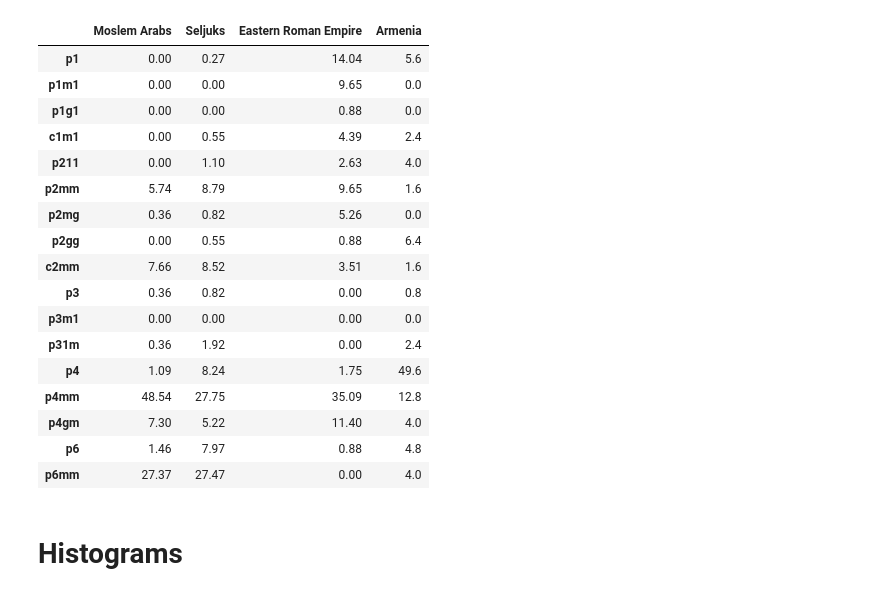
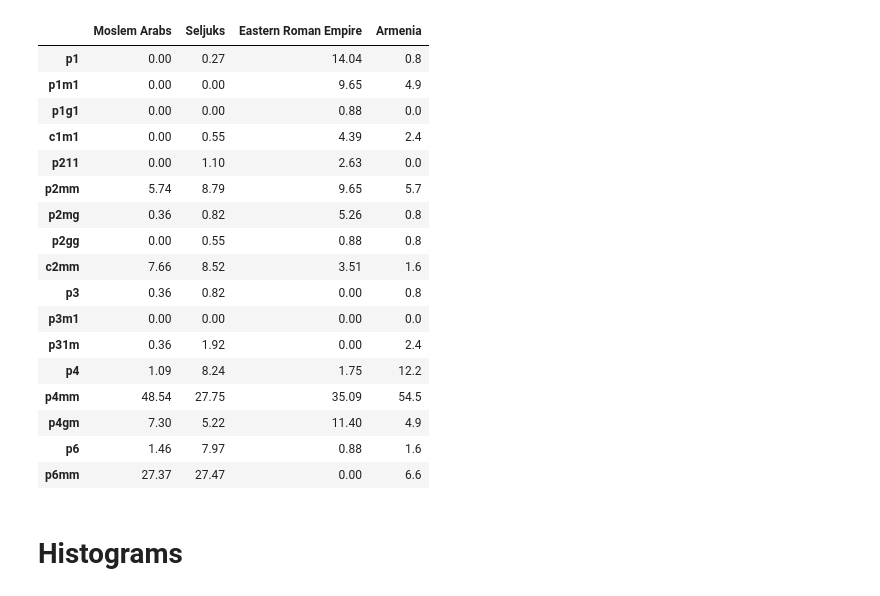
Before and after one commit to selimonat/ornament_symmgroups, a Jupyter notebook: CorrelationAnalysis.ipynb, the cells around one changed output. Cells and saved outputs as stored; diff of their text form; code cells hidden in the pictures.

```diff
--- a/CorrelationAnalysis.ipynb
+++ b/CorrelationAnalysis.ipynb
@@ -6,26 +6,26 @@ import seaborn as sns
 # %%
 df = pd.read_excel("./symm_groups.xlsx",index_col=0)
 df = df.iloc[:,[0,3,1,2]]
-df.columns
+df
 # %% [output]
 |  | Moslem Arabs | Seljuks | Eastern Roman Empire | Armenia |
-| p1 | 0.00 | 0.27 | 14.04 | 5.6 |
-| p1m1 | 0.00 | 0.00 | 9.65 | 0.0 |
+| p1 | 0.00 | 0.27 | 14.04 | 0.8 |
+| p1m1 | 0.00 | 0.00 | 9.65 | 4.9 |
 | p1g1 | 0.00 | 0.00 | 0.88 | 0.0 |
 | c1m1 | 0.00 | 0.55 | 4.39 | 2.4 |
-| p211 | 0.00 | 1.10 | 2.63 | 4.0 |
-| p2mm | 5.74 | 8.79 | 9.65 | 1.6 |
-| p2mg | 0.36 | 0.82 | 5.26 | 0.0 |
-| p2gg | 0.00 | 0.55 | 0.88 | 6.4 |
+| p211 | 0.00 | 1.10 | 2.63 | 0.0 |
+| p2mm | 5.74 | 8.79 | 9.65 | 5.7 |
+| p2mg | 0.36 | 0.82 | 5.26 | 0.8 |
+| p2gg | 0.00 | 0.55 | 0.88 | 0.8 |
 | c2mm | 7.66 | 8.52 | 3.51 | 1.6 |
 | p3 | 0.36 | 0.82 | 0.00 | 0.8 |
 | p3m1 | 0.00 | 0.00 | 0.00 | 0.0 |
 | p31m | 0.36 | 1.92 | 0.00 | 2.4 |
-| p4 | 1.09 | 8.24 | 1.75 | 49.6 |
-| p4mm | 48.54 | 27.75 | 35.09 | 12.8 |
-| p4gm | 7.30 | 5.22 | 11.40 | 4.0 |
-| p6 | 1.46 | 7.97 | 0.88 | 4.8 |
-| p6mm | 27.37 | 27.47 | 0.00 | 4.0 |
+| p4 | 1.09 | 8.24 | 1.75 | 12.2 |
+| p4mm | 48.54 | 27.75 | 35.09 | 54.5 |
+| p4gm | 7.30 | 5.22 | 11.40 | 4.9 |
+| p6 | 1.46 | 7.97 | 0.88 | 1.6 |
+| p6mm | 27.37 | 27.47 | 0.00 | 6.6 |
 # %% [markdown]
 # Histograms
 # %%
```
Also changed, not shown: parts of 4 cells of this notebook, 3 other files.
